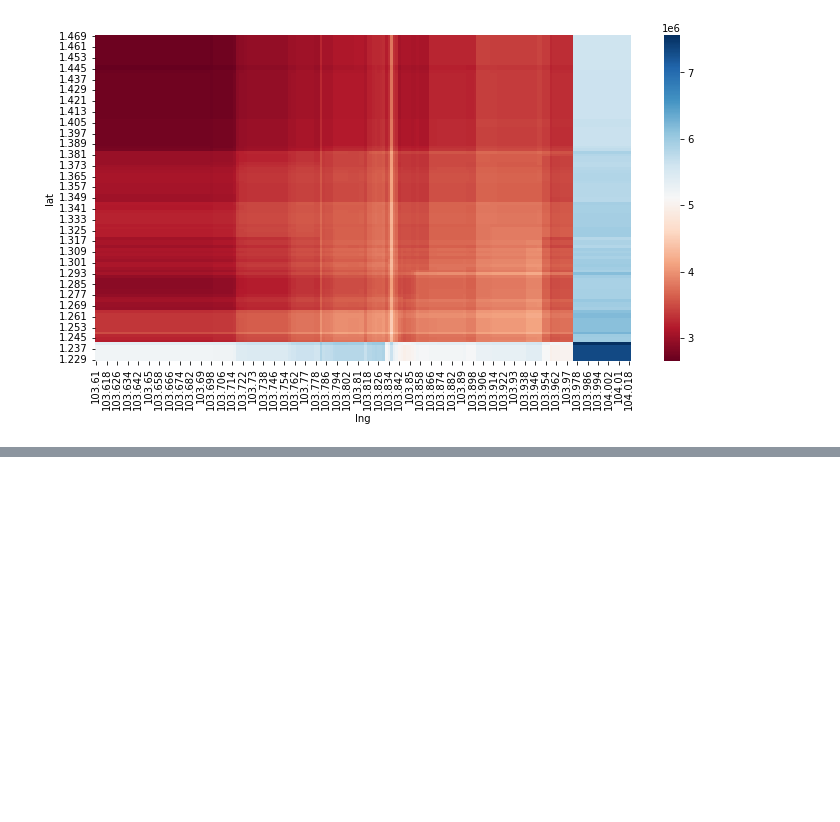
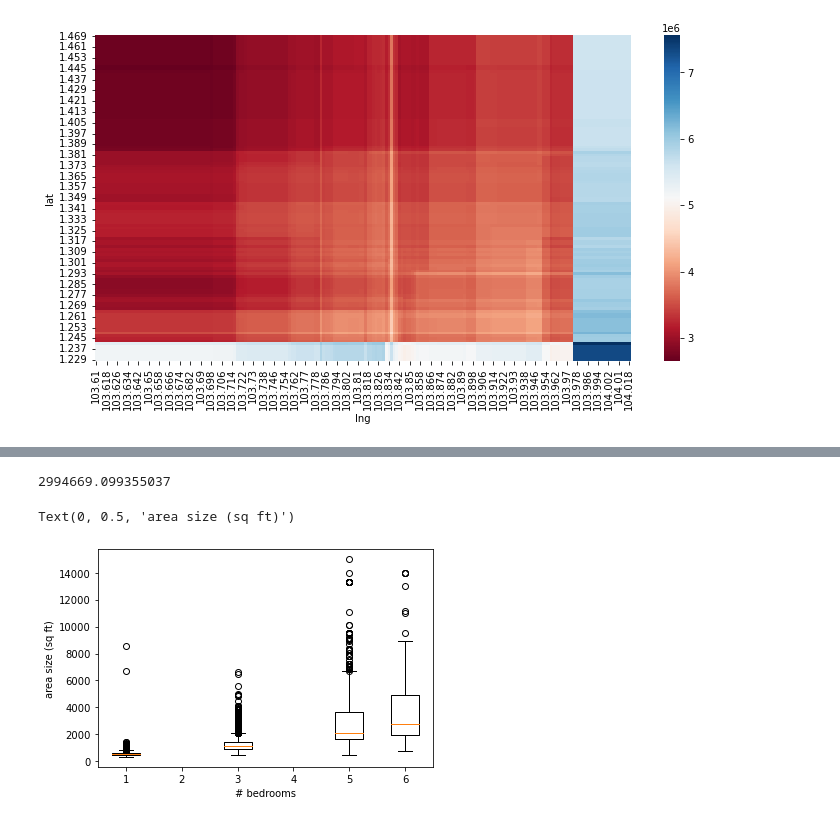
Before and after one commit to aidenywl/data-mining-property-prices, a Jupyter notebook: src/feature_analysis.ipynb, the cells around one changed output, grey strips where cells are left out. Drawn from its saved outputs; the diff is of its cells as text; code cells hidden in the pictures; blank space fills up the shorter version.

```diff
--- a/src/feature_analysis.ipynb
+++ b/src/feature_analysis.ipynb
@@ -565,0 +628,17 @@ ax.invert_yaxis()
+# %%
+df_prices_train['price'].mean()
+# %% [output]
+2994669.099355037
+# %%
+sqft_1 = df_prices_train[df_prices_train['bedrooms'] == 1]['area_size']
+sqft_2 = df_prices_train[df_prices_train['bedrooms'] == 2]['area_size']
+sqft_3 = df_prices_train[df_prices_train['bedrooms'] == 3]['area_size']
+sqft_4 = df_prices_train[df_prices_train['bedrooms'] == 4]['area_size']
+sqft_5 = df_prices_train[df_prices_train['bedrooms'] == 5]['area_size']
+sqft_6 = df_prices_train[df_prices_train['bedrooms'] >= 6]['area_size']
+plt.boxplot([sqft_1, sqft_2, sqft_3, sqft_4, sqft_5, sqft_6])
+plt.xlabel("# bedrooms")
+plt.ylabel("area size (sq ft)")
+# %% [output]
+Text(0, 0.5, 'area size (sq ft)')
+[figure, added]
```
Also changed, not shown: parts of 5 cells of this notebook, 1 other file.
